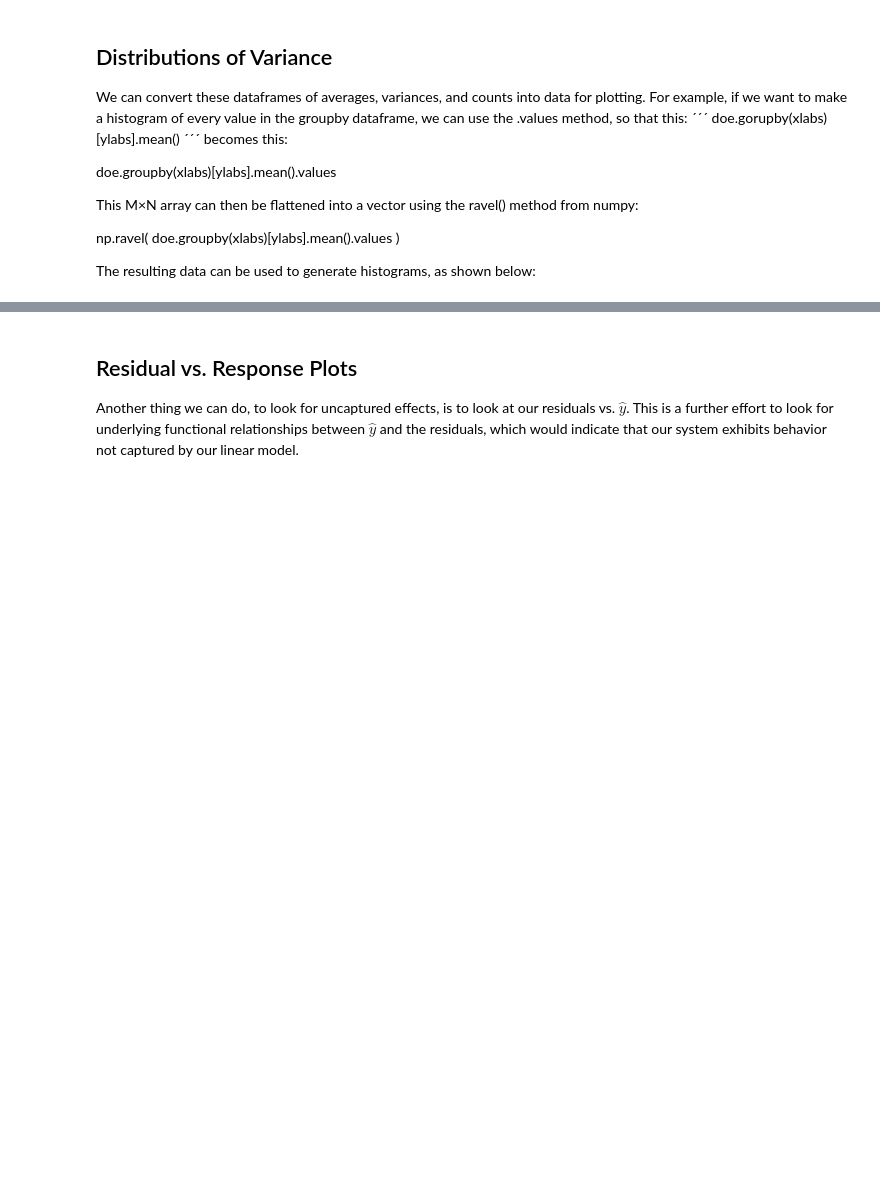
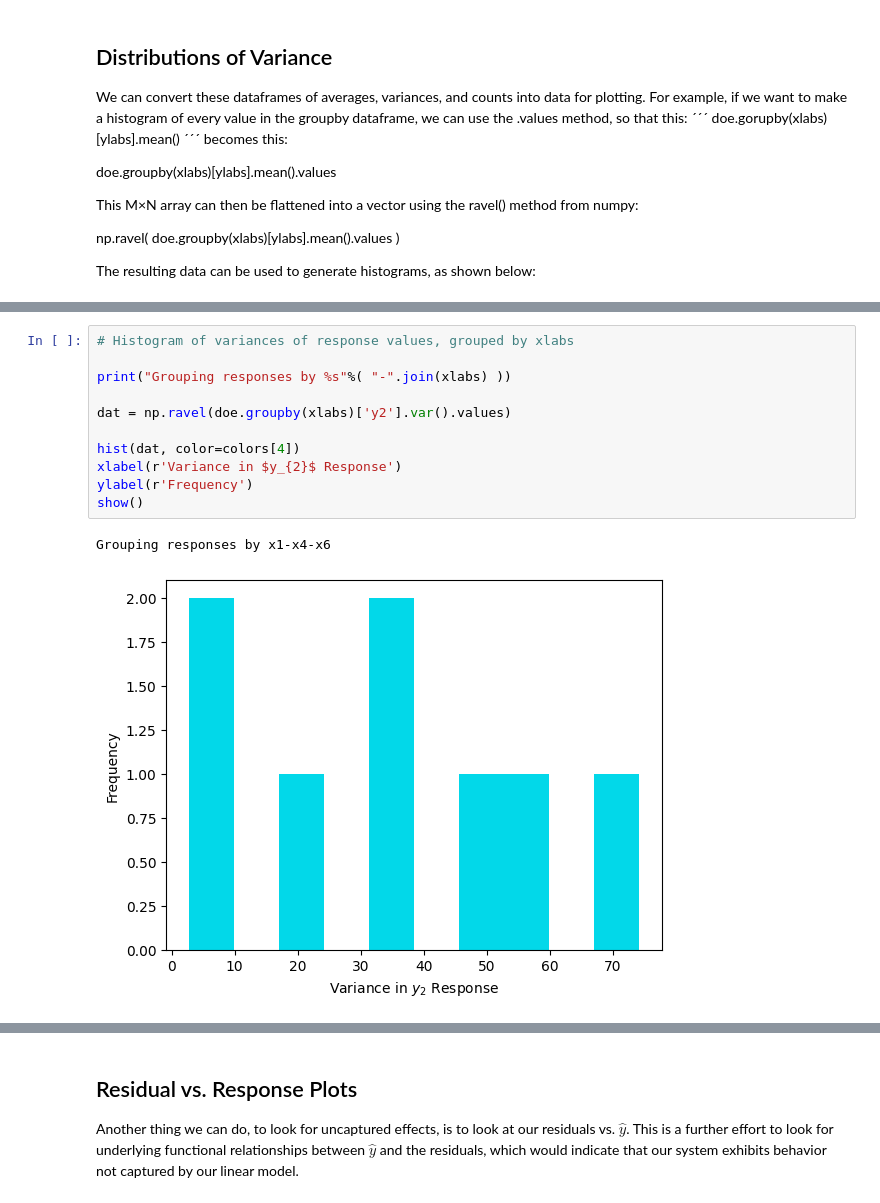
Before and after one commit to Teoroo-CMC/DoE_Course_Material, a Jupyter notebook: Week_2/Workshop_5/Jupyter-notebooks/2-6factor-more_analysis_data_from_book.ipynb, the cells around one changed output, grey strips where cells are left out. Drawn from its saved outputs; the diff is of its cells as text; blank space fills up the shorter version.

```diff
--- a/Week_2/Workshop_5/Jupyter-notebooks/2-6factor-more_analysis_data_from_book.ipynb
+++ b/Week_2/Workshop_5/Jupyter-notebooks/2-6factor-more_analysis_data_from_book.ipynb
@@ -247,0 +342,14 @@ show()
+# %%
+# Histogram of variances of response values, grouped by xlabs
+
+print("Grouping responses by %s"%( "-".join(xlabs) ))
+
+dat = np.ravel(doe.groupby(xlabs)['y2'].var().values)
+
+hist(dat, color=colors[4])
+xlabel(r'Variance in $y_{2}$ Response')
+ylabel(r'Frequency')
+show()
+# %% [output]
+Grouping responses by x1-x4-x6
+[figure, added]
```
Also changed, not shown: parts of 25 cells of this notebook, 3 other files.
